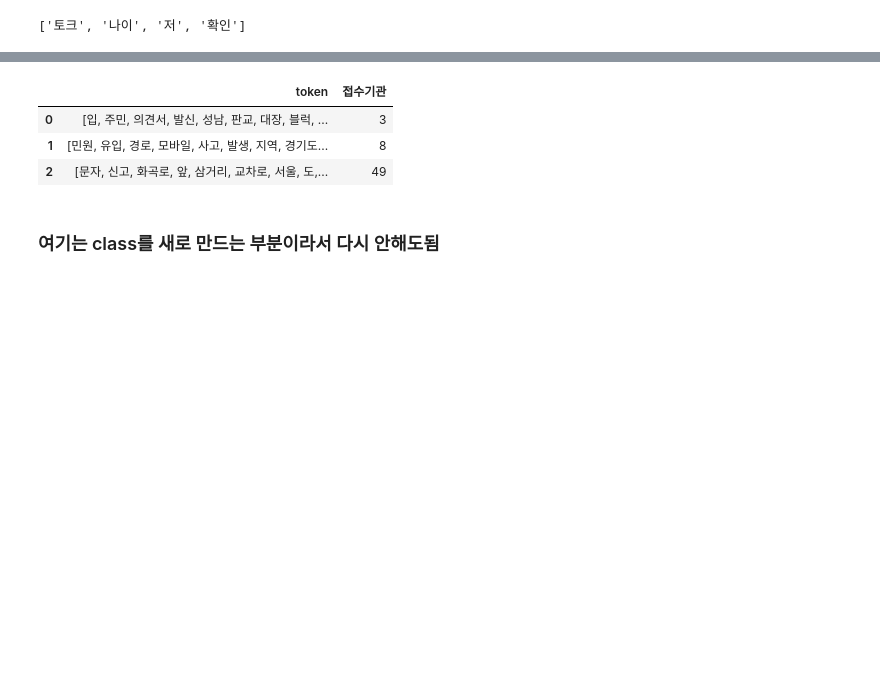
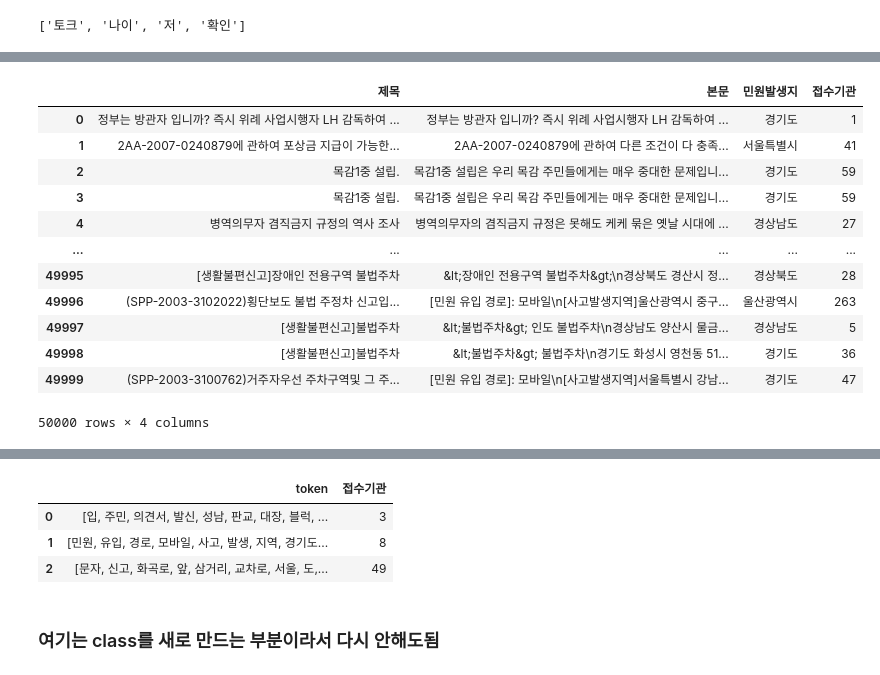
Before and after one commit to mglee815/complain_QnA, a Jupyter notebook: code/saved_model_load_and_predict.ipynb, the cells around one changed output, grey strips where cells are left out. Cells and saved outputs as stored; diff of their text form; code cells hidden in the pictures; blank space fills up the shorter version.

```diff
--- a/code/saved_model_load_and_predict.ipynb
+++ b/code/saved_model_load_and_predict.ipynb
@@ -130,3 +144,19 @@ pred_data.head(3)
+# %%
+pred_data
+# %% [output]
+|  | 제목 | 본문 | 민원발생지 | 접수기관 |
+| 0 | 정부는 방관자 입니까? 즉시 위례 사업시행자 LH 감독하여 ... | 정부는 방관자 입니까? 즉시 위례 사업시행자 LH 감독하여 ... | 경기도 | 1 |
+| 1 | 2AA-2007-0240879에 관하여 포상금 지급이 가능한... | 2AA-2007-0240879에 관하여 다른 조건이 다 충족... | 서울특별시 | 41 |
+| 2 | 목감1중 설립. | 목감1중 설립은 우리 목감 주민들에게는 매우 중대한 문제입니... | 경기도 | 59 |
+| 3 | 목감1중 설립. | 목감1중 설립은 우리 목감 주민들에게는 매우 중대한 문제입니... | 경기도 | 59 |
+| 4 | 병역의무자 겸직금지 규정의 역사 조사 | 병역의무자의 겸직금지 규정은 못해도 케케 묶은 옛날 시대에 ... | 경상남도 | 27 |
+| ... | ... | ... | ... | ... |
+| 49995 | [생활불편신고]장애인 전용구역 불법주차 | &lt;장애인 전용구역 불법주차&gt;\n경상북도 경산시 정... | 경상북도 | 28 |
+| 49996 | (SPP-2003-3102022)횡단보도 불법 주정차 신고입... | [민원 유입 경로]: 모바일\n[사고발생지역]울산광역시 중구... | 울산광역시 | 263 |
+| 49997 | [생활불편신고]불법주차 | &lt;불법주차&gt; 인도 불법주차\n경상남도 양산시 물금... | 경상남도 | 5 |
+| 49998 | [생활불편신고]불법주차 | &lt;불법주차&gt; 불법주차\n경기도 화성시 영천동 51... | 경기도 | 36 |
+| 49999 | (SPP-2003-3100762)거주자우선 주차구역및 그 주... | [민원 유입 경로]: 모바일\n[사고발생지역]서울특별시 강남... | 경기도 | 47 |
+50000 rows × 4 columns
 # %%
 pred_data['접수기관'] = pred_data['접수기관'].apply(lambda x : department_to_int(x))
 pred_data = pred_data[['token', '접수기관']]
```
Also changed, not shown: parts of 9 cells of this notebook, 2 other files.
